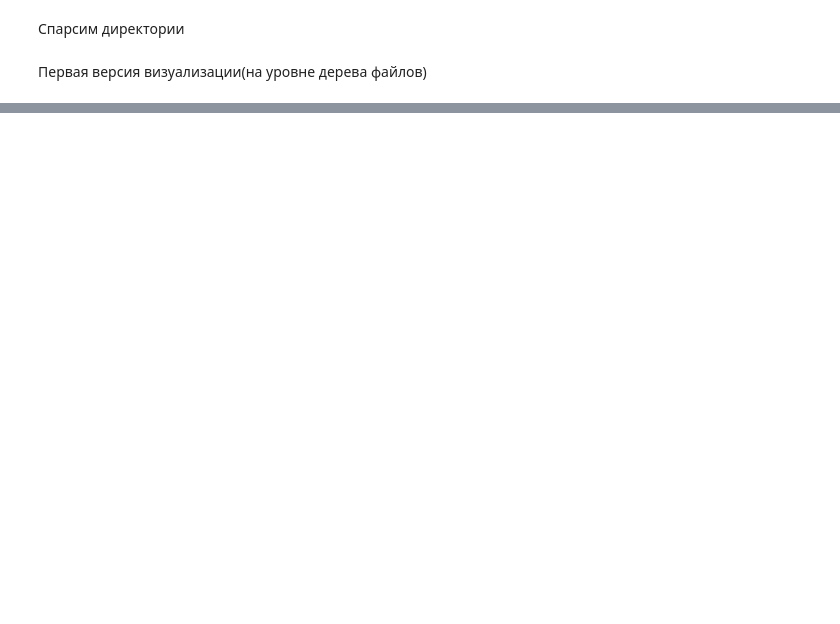
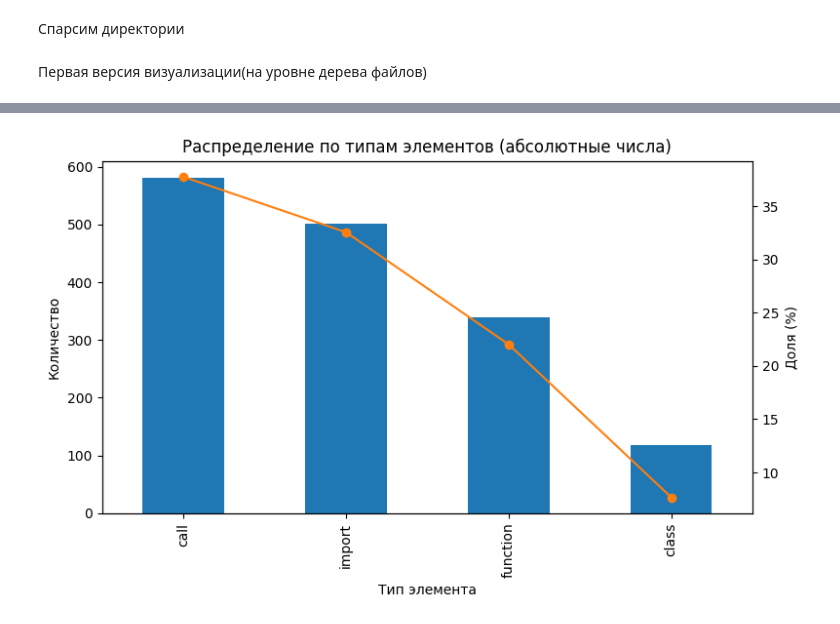
Before and after one commit to TheoDaimonn/Beeline-code-decomposer, a Jupyter notebook: research/parsing_res.ipynb, the cells around one changed output, grey strips where cells are left out. Cells and saved outputs as stored; diff of their text form; code cells hidden in the pictures; blank space fills up the shorter version.

```diff
--- a/research/parsing_res.ipynb
+++ b/research/parsing_res.ipynb
@@ -108,0 +502,9 @@ KeyError: 'folder_id'
+# %%
+from tree_sitter_languages import get_language, get_parser
+
+# Получаем парсер прямо из колеса
+LANG = get_language('python')
+parser = get_parser('python')
+
+# Теперь можно парсить без build_library
+tree = parser.parse(b"def foo(): pass")
@@ -108,0 +920,4 @@ KeyError: 'folder_id'
+# %%
+df = pd.read_json("architecture_relations_all.json")
+df = pd.concat([df, df['files'].apply(pd.Series)], axis=1)
+df
@@ -108,0 +944,4 @@ KeyError: 'folder_id'
+# %%
+with open('architecture_relations_all.json', 'r', encoding='utf-8') as f:
+    data = json.load(f)
+print(data)
@@ -108,0 +1022,3 @@ KeyError: 'folder_id'
+# %%
+df['filename'] = df['filename'].str.split('/').str[-1]
+df
@@ -108,0 +1152,77 @@ KeyError: 'folder_id'
+# %%
+import pandas as pd
+import matplotlib.pyplot as plt
+
+# Предполагается, что df уже загружен, например:
+# df = pd.read_csv('elements_with_mapping.csv')
+
+# --- 1. Распределение по типам элементов (count & percent) ---
+type_counts   = df['type'].value_counts(dropna=False)
+type_percents = df['type'].value_counts(normalize=True).mul(100)
+
+fig, ax1 = plt.subplots(figsize=(8,5))
+type_counts.plot(kind='bar', ax=ax1)
+ax1.set_title('Распределение по типам элементов (абсолютные числа)')
+ax1.set_xlabel('Тип элемента')
+ax1.set_ylabel('Количество')
+
+# Наложим вторую ось для процентов
+ax2 = ax1.twinx()
+type_percents.plot(kind='line', marker='o', ax=ax2, color='tab:orange')
+ax2.set_ylabel('Доля (%)')
+ax2.grid(False)
+
+plt.tight_layout()
+plt.show()
+
+
+# --- 2. Заполненность file_from и class_from ---
+total = len(df)
+filled = pd.Series({
+    'file_from':  (df['file_from'].notna().sum()/total)*100,
+    'class_from': (df['class_from'].notna().sum()/total)*100
+})
+
+plt.figure(figsize=(6,4))
+filled.plot(kind='bar')
+plt.title('Процент заполненных полей file_from и class_from')
+plt.ylim(0,100)
+plt.ylabel('Процент заполненности')
+plt.xticks(rotation=0)
+plt.tight_layout()
+plt.show()
+
+
+# --- 3. Топ‑10 файлов по количеству элементов ---
+by_file = df['filename'].value_counts().head(10)
+plt.figure(figsize=(8,5))
+by_file.plot(kind='bar')
+plt.title('Топ‑10 файлов по числу элементов')
+plt.xlabel('Имя файла')
+plt.ylabel('Количество элементов')
+plt.xticks(rotation=45, ha='right')
+plt.tight_layout()
+plt.show()
+
+
+# --- 4. Топ‑10 файлов по доле call с известным file_from ---
+calls            = df[df['type']=='call']
+calls_with_file  = calls[calls['file_from'].notna()]
+ratio = (calls_with_file['filename'].value_counts() /
+         calls['filename'].value_counts()).dropna().sort_values(ascending=False).head(10)
+
+plt.figure(figsize=(8,5))
+ratio.mul(100).plot(kind='bar')
+plt.title('Топ‑10 файлов по % вызовов с известным file_from')
+plt.ylabel('Доля таких вызовов (%)')
+plt.xticks(rotation=45, ha='right')
+plt.ylim(0,100)
+plt.tight_layout()
+plt.show()
+
+
+# --- 5. Число уникальных классов в class_from ---
+unique_classes = df['class_from'].dropna().unique()
+print(f"Уникальных классов в class_from: {len(unique_classes)}")
+# %% [output]
+[figure, added]
```
Also changed, not shown: parts of 21 cells of this notebook, 5 other files.
